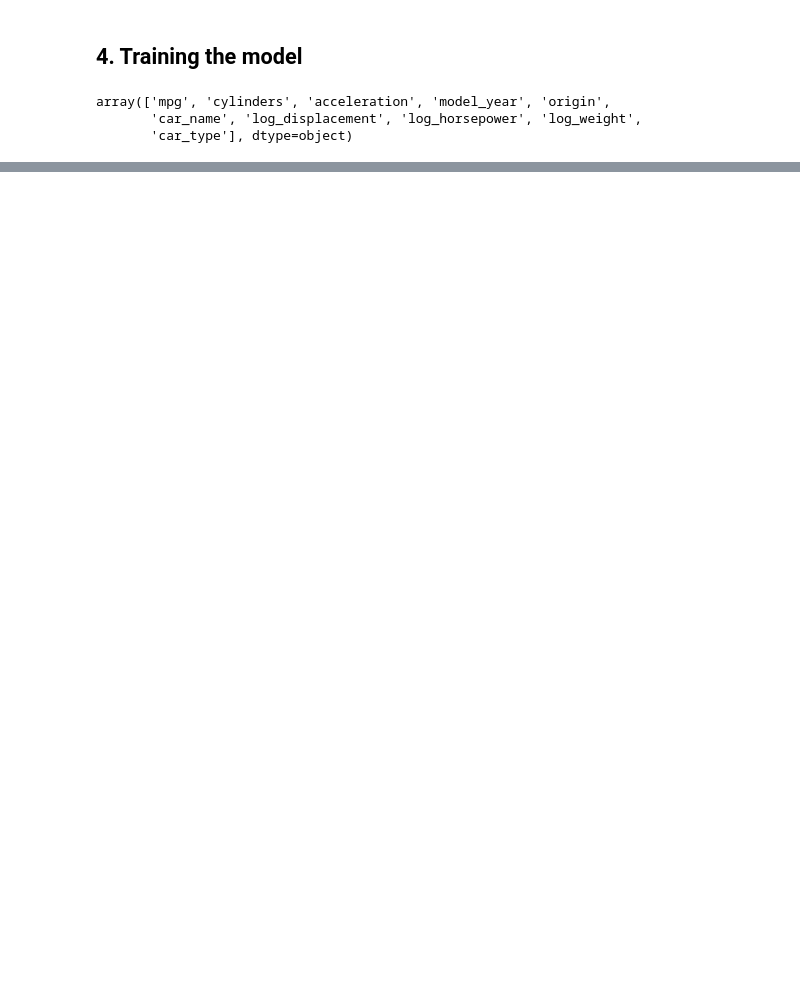
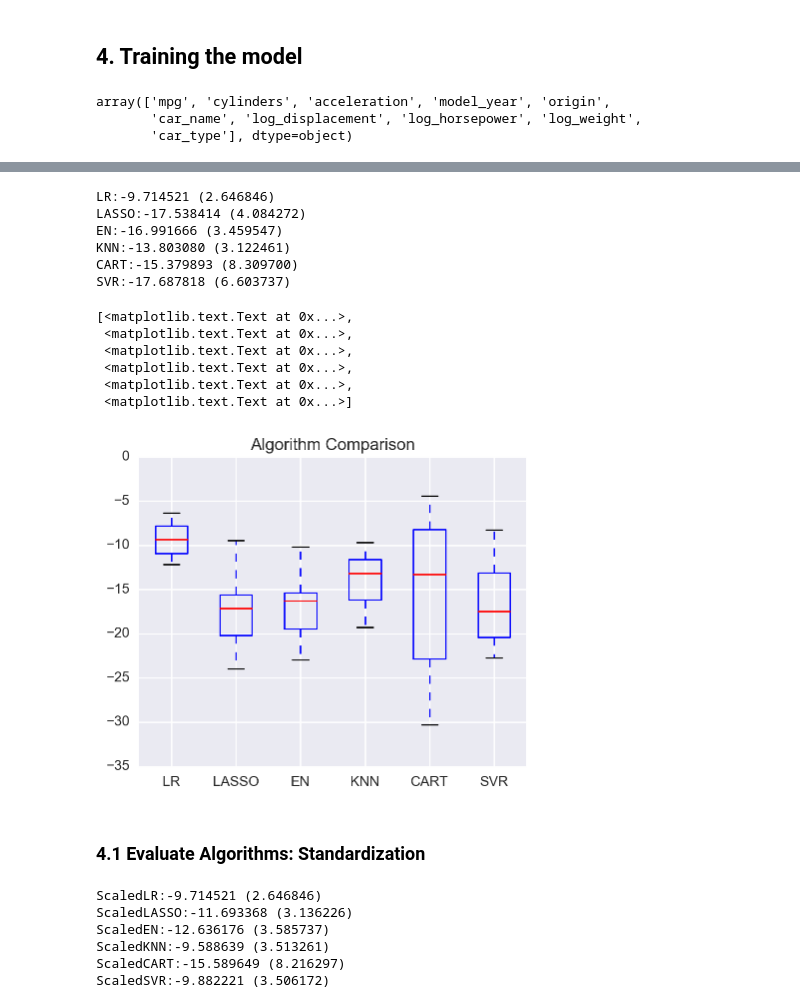
Before and after one commit to dangspin/Kaggle, a Jupyter notebook: Auto-mpg/Auto-mpg.ipynb, the cells around one changed output, grey strips where cells are left out. Drawn from its saved outputs; the diff is of its cells as text; code cells hidden in the pictures; blank space fills up the shorter version.

```diff
--- a/Auto-mpg/Auto-mpg.ipynb
+++ b/Auto-mpg/Auto-mpg.ipynb
@@ -449,0 +314,53 @@ rfe.score(testx,testy)
+# %%
+X_train,X_test,Y_train,Y_test=train_test_split(X,Y,test_size=0.2,random_state=7)
+# %%
+# Test options and evaluation metric
+
+num_folds=10
+seed=7
+scoring='neg_mean_squared_error'
+# %%
+# Spot-Check Algorithms
+
+models=[]
+models.append(('LR',LinearRegression()))
+models.append(('LASSO',Lasso()))
+models.append(('EN',ElasticNet()))
+models.append(('KNN',KNeighborsRegressor()))
+models.append(('CART',DecisionTreeRegressor()))
+models.append(('SVR',SVR()))
+# %%
+# evaluate each model in turn
+
+results=[]
+names=[]
+for name,model in models:
+    kfold=KFold(n_splits=num_folds,random_state=seed)
+    cv_results=cross_val_score(model,X_train,Y_train,cv=kfold,scoring=scoring)
+    results.append(cv_results)
+    names.append(name)
+    msg="%s:%f (%f)" % (name,cv_results.mean(),cv_results.std())
+    print msg
+# %% [output]
+LR:-9.714521 (2.646846)
+LASSO:-17.538414 (4.084272)
+EN:-16.991666 (3.459547)
+KNN:-13.803080 (3.122461)
+CART:-15.379893 (8.309700)
+SVR:-17.687818 (6.603737)
+# %%
+fig,ax=plt.subplots(1,1,figsize=(5,4))
+
+ax.set_title('Algorithm Comparison')
+ax.boxplot(results)
+ax.set_xticklabels(names)
+# %% [output]
+[<matplotlib.text.Text at 0x...>,
+ <matplotlib.text.Text at 0x...>,
+ <matplotlib.text.Text at 0x...>,
+ <matplotlib.text.Text at 0x...>,
+ <matplotlib.text.Text at 0x...>,
+ <matplotlib.text.Text at 0x...>]
+[figure, added]
+# %% [markdown]
+### 4.1 Evaluate Algorithms: Standardization
@@ -449,0 +377,17 @@ rfe.score(testx,testy)
+# %%
+results=[]
+names=[]
+for name,model in pipelines:
+    kfold=KFold(n_splits=num_folds,random_state=seed)
+    cv_results=cross_val_score(model,X_train,Y_train,cv=kfold,scoring=scoring)
+    results.append(cv_results)
+    names.append(name)
+    msg="%s:%f (%f)" % (name,cv_results.mean(),cv_results.std())
+    print msg
+# %% [output]
+ScaledLR:-9.714521 (2.646846)
+ScaledLASSO:-11.693368 (3.136226)
+ScaledEN:-12.636176 (3.585737)
+ScaledKNN:-9.588639 (3.513261)
+ScaledCART:-15.589649 (8.216297)
+ScaledSVR:-9.882221 (3.506172)
```
Also changed, not shown: parts of 30 cells of this notebook.
